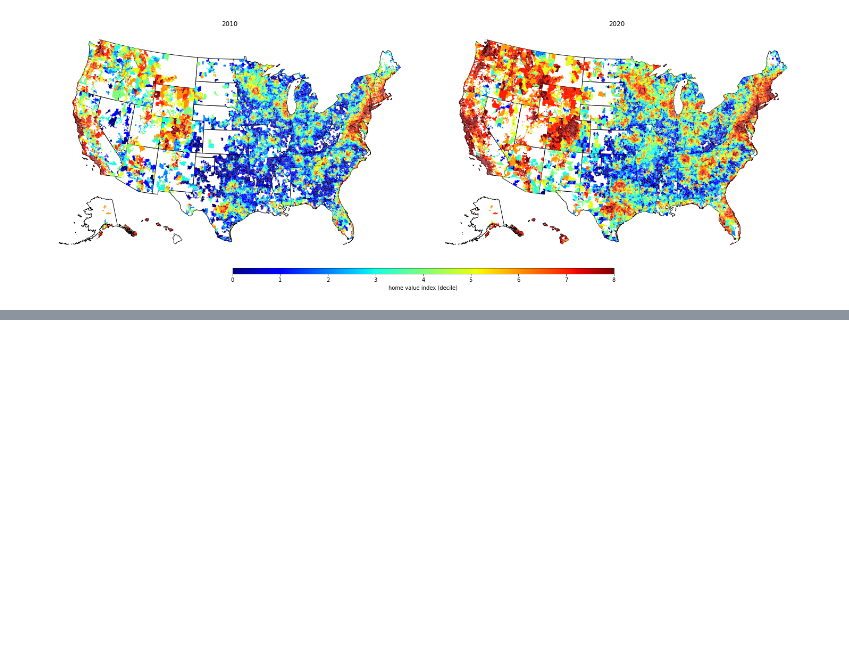
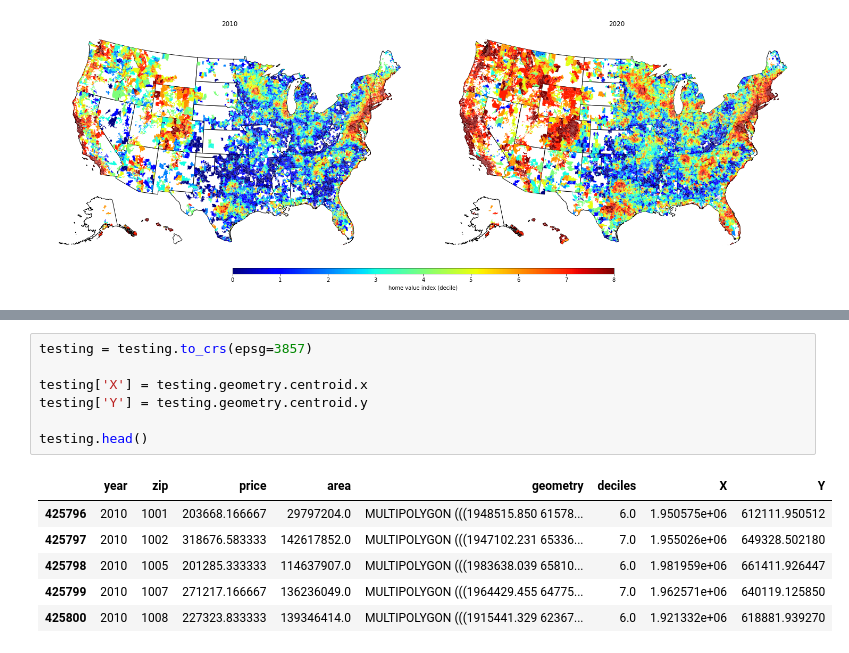
Before and after one commit to asrenninger/wrangling, a Jupyter notebook: python/hw1_sandbox.ipynb, the cells around one changed output, grey strips where cells are left out. Saved outputs shown, nothing was run; the diff lists cells and outputs as text; blank space fills up the shorter version.

```diff
--- a/python/hw1.ipynb
+++ b/python/hw1_sandbox.ipynb
@@ -251,0 +263,14 @@ cb = fig.colorbar(patch_col, ax=axs, shrink=0.5, label='home value index (decile
+# %%
+testing = testing.to_crs(epsg=3857)
+
+testing['X'] = testing.geometry.centroid.x
+testing['Y'] = testing.geometry.centroid.y
+
+testing.head()
+# %% [output]
+|  | year | zip | price | area | geometry | deciles | X | Y |
+| 425796 | 2010 | 1001 | 203668.166667 | 29797204.0 | MULTIPOLYGON (((1948515.850 61578... | 6.0 | 1.950575e+06 | 612111.950512 |
+| 425797 | 2010 | 1002 | 318676.583333 | 142617852.0 | MULTIPOLYGON (((1947102.231 65336... | 7.0 | 1.955026e+06 | 649328.502180 |
+| 425798 | 2010 | 1005 | 201285.333333 | 114637907.0 | MULTIPOLYGON (((1983638.039 65810... | 6.0 | 1.981959e+06 | 661411.926447 |
+| 425799 | 2010 | 1007 | 271217.166667 | 136236049.0 | MULTIPOLYGON (((1964429.455 64775... | 7.0 | 1.962571e+06 | 640119.125850 |
+| 425800 | 2010 | 1008 | 227323.833333 | 139346414.0 | MULTIPOLYGON (((1915441.329 62367... | 6.0 | 1.921332e+06 | 618881.939270 |
```
Also changed, not shown: parts of 3 cells of this notebook, 1 other file.
